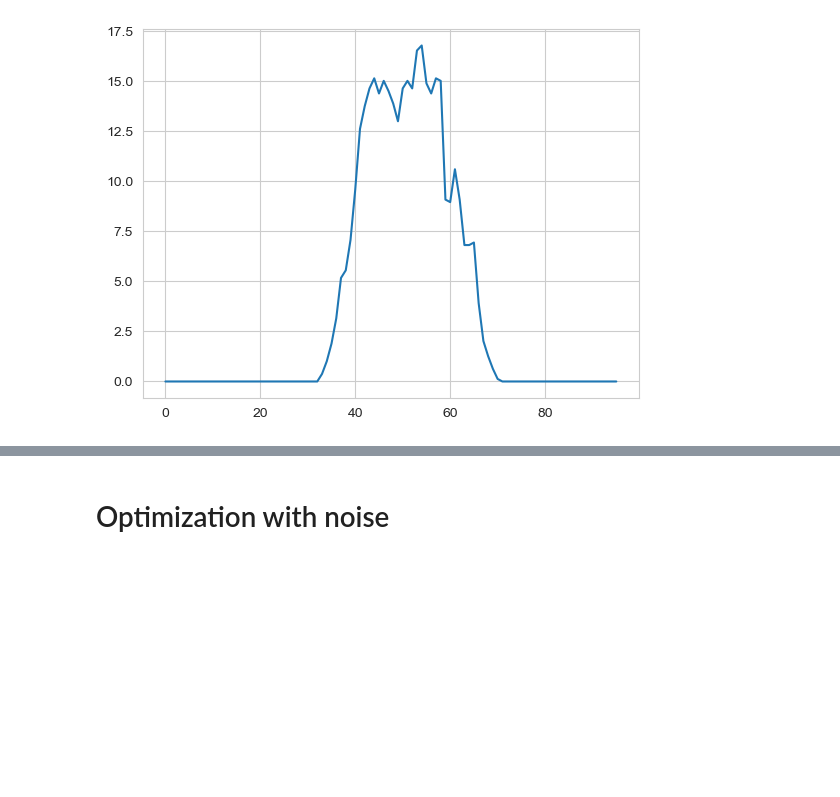
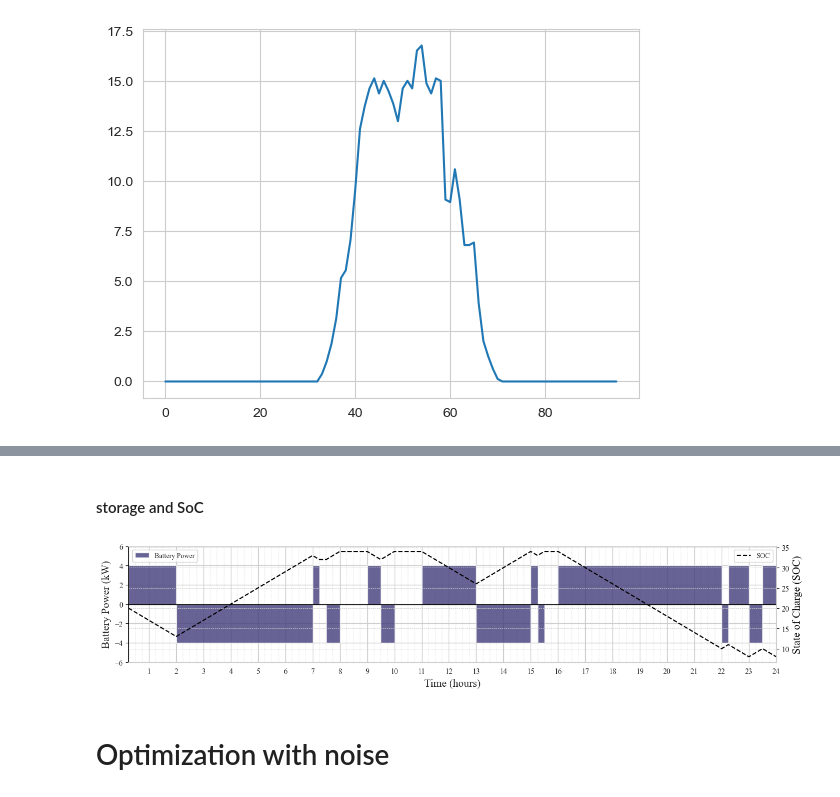
Before and after one commit to arbit3rr/ES-Temporal-RL, a Jupyter notebook: 3. MILP_solution.ipynb, the cells around one changed output, grey strips where cells are left out. Drawn from its saved outputs; the diff is of its cells as text; code cells hidden in the pictures; blank space fills up the shorter version.

```diff
--- a/3. MILP_solution.ipynb
+++ b/3. MILP_solution.ipynb
@@ -477,3 +592,49 @@ Optimal objective value: 148010.50916777202
+# %% [markdown]
+#### storage and SoC
+# %%
+# Time steps (assuming hourly data)
+time_steps = np.arange(len(p_storage)) / 4 + 0.25
+
+### Plot 1: Battery Power vs. SOC ###
+fig, ax1 = plt.subplots(figsize=(15, 2.7))
+
+ax1.fill_between(time_steps, p_storage, color=colors[4], alpha=0.8, label='Battery Power', edgecolor='white', step='pre')
+
+ax1.set_xlabel("Time (hours)", size=14)
+ax1.set_ylabel("Battery Power (kW)", size=14)
+ax1.axhline(0, color='black', linewidth=1)
+
+# Second y-axis for price
+ax2 = ax1.twinx()
+ax2.plot(time_steps, storage_energy, color='black', linewidth=1.5, linestyle='--', label="SOC")
+ax2.set_ylabel("State of Charge (SOC)", size=14, color='black')
+ax2.tick_params(axis='y', labelcolor='black')
+
+# Grid and legend
+ax1.grid(True, which='minor', linestyle='--', linewidth=0.3)
+ax1.grid(True, which='major', linestyle='-', linewidth=1)
+
+# Set x-axis ticks
+minor_hours = np.arange(0, 24.25, 0.25)
+major_hours = np.arange(0, 24.25, 1)
+plt.xticks(minor_hours, minor=True)
+plt.xticks(major_hours, minor=False)
+ax1.set_xlim([0.25,24])
+ax1.set_ylim([-6,6])
+
+ax1.legend(loc='right', fontsize=9)
+ax1.spines['left'].set_color('black')
+ax2.spines['left'].set_color('black')
+
+ax1.legend(loc='upper left', fontsize=9)
+ax2.legend(loc='upper right', fontsize=9)
+
+
+# plt.title("Battery Power vs. State of Charge")
+plt.grid(True, linestyle='--', linewidth=0.5)
+plt.show()
+# %% [output]
+[figure, added]
 # %% [markdown]
 # Optimization with noise
 # %%
```
Also changed, not shown: parts of 9 cells of this notebook.
